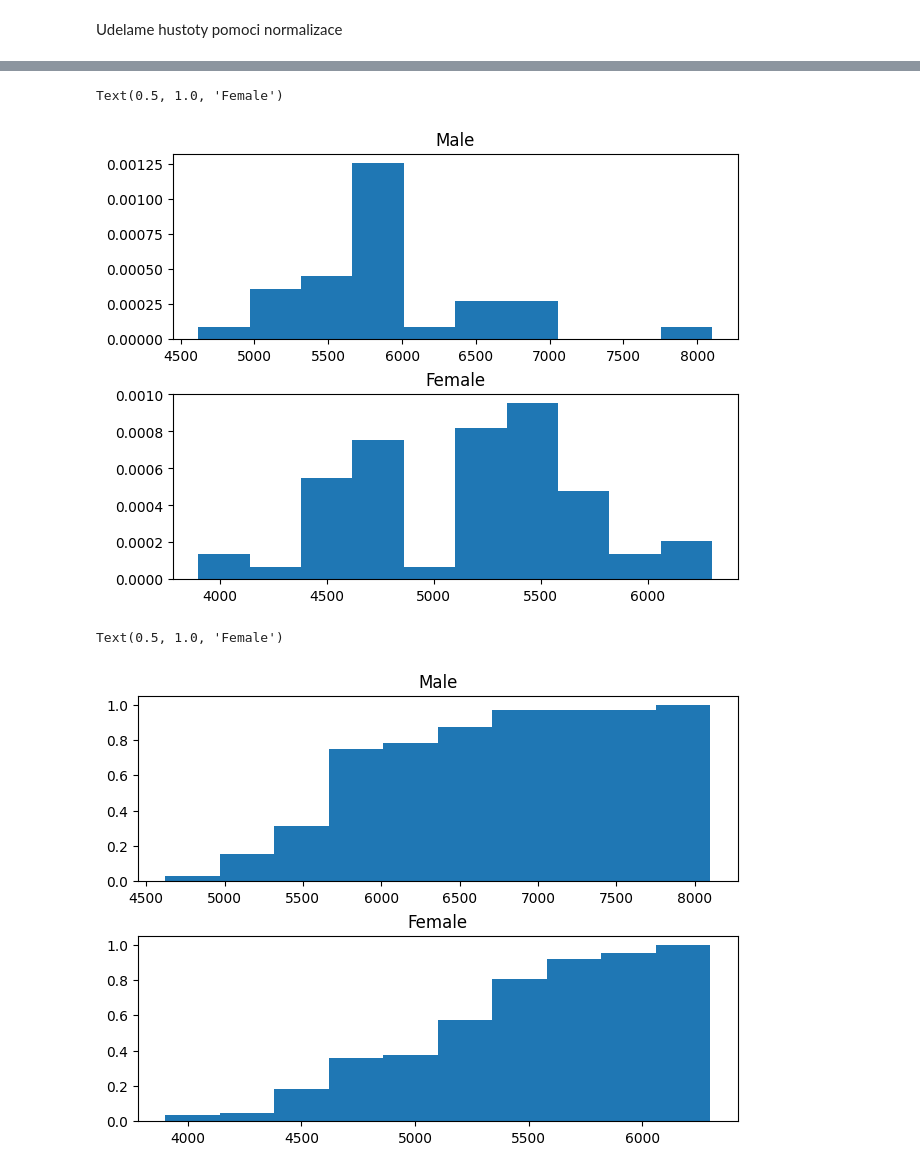
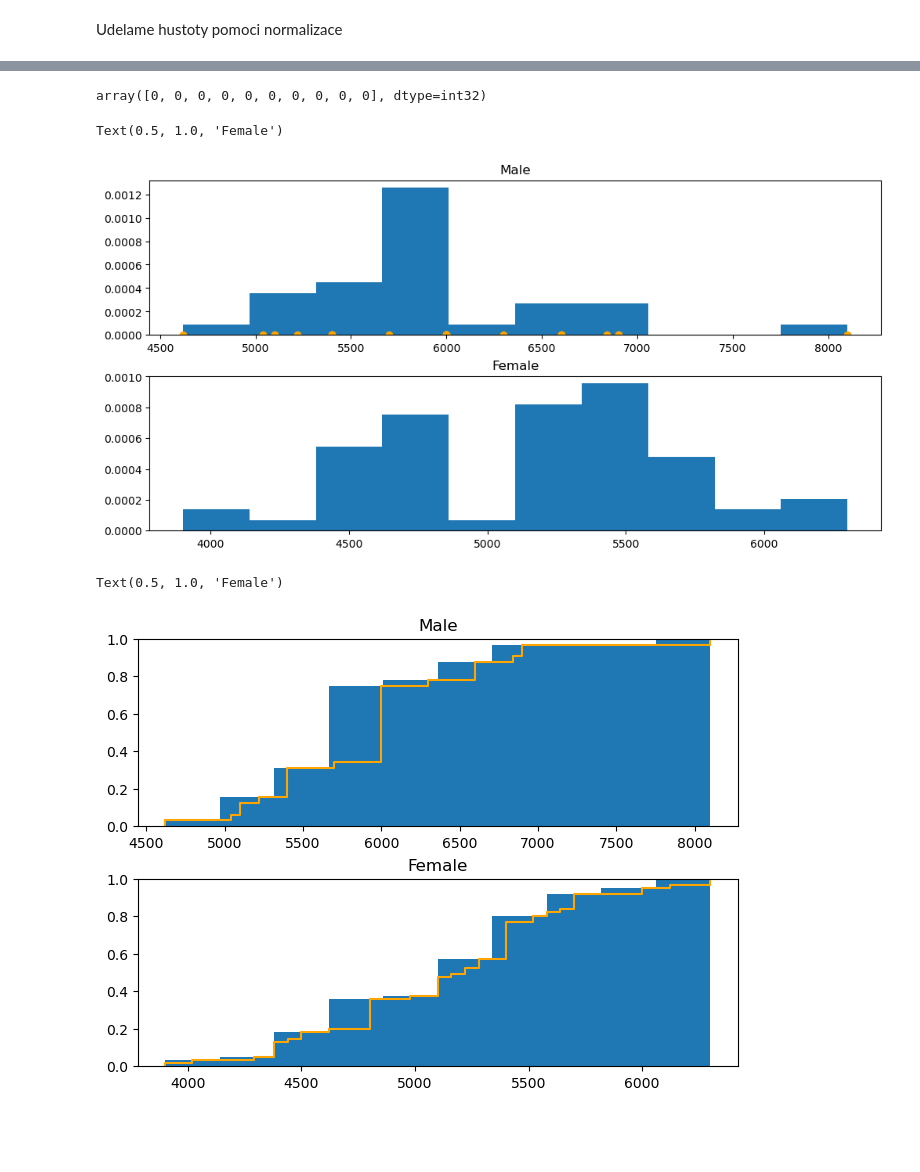
Before and after one commit to nickobard/Basic-Statistical-Analysis-of-Wage-by-Gender-Dataset, a Jupyter notebook: uloha.ipynb, the cells around one changed output, grey strips where cells are left out. Cells and saved outputs as stored; diff of their text form; code cells hidden in the pictures; blank space fills up the shorter version.

Commit message:
ecdf

```diff
--- a/uloha.ipynb
+++ b/uloha.ipynb
@@ -145,26 +145,30 @@ Text(0.5, 1.0, 'Female')
 # %%
 import scipy.stats.distributions  as dist
+# %%
+np.zeros(10, dtype='int32')
+# %% [output]
+array([0, 0, 0, 0, 0, 0, 0, 0, 0, 0], dtype=int32)
 # %%
-fig, (ax1, ax2) = plt.subplots(nrows=2,ncols=1, constrained_layout=True)
+fig, (ax1, ax2) = plt.subplots(nrows=2, ncols=1, constrained_layout=True, figsize=(10,5))
 ax1.hist(x=male_sal, bins=10, density=True)
+ax1.scatter(x=male_sal, y=np.zeros(len(male_sal), dtype="int32"), color="orange")
 ax1.set_title("Male")
 
 ax2.hist(x=female_sal, bins=10, density=True)
-
 ax2.set_title("Female")
 # %% [output]
 Text(0.5, 1.0, 'Female')
-[figure, old version]
+[figure, new version]
 # %%
 fig, (ax1, ax2) = plt.subplots(nrows=2,ncols=1, constrained_layout=True)
 ax1.hist(x=male_sal, bins=10, density=True, cumulative=True)
+ax1.ecdf(x=male_sal, color='orange')
 ax1.set_title("Male")
 
-xx = np.linspace(start=female_sal.min(), stop=female_sal.max(), num=50)
-dist.norm.pdf()
 
 ax2.hist(x=female_sal, bins=10, density=True, cumulative=True)
+ax2.ecdf(x=female_sal, color='orange')
 ax2.set_title("Female")
 # %% [output]
 Text(0.5, 1.0, 'Female')
-[figure, old version]
+[figure, new version]
```
Also changed, not shown: parts of 4 cells of this notebook.
